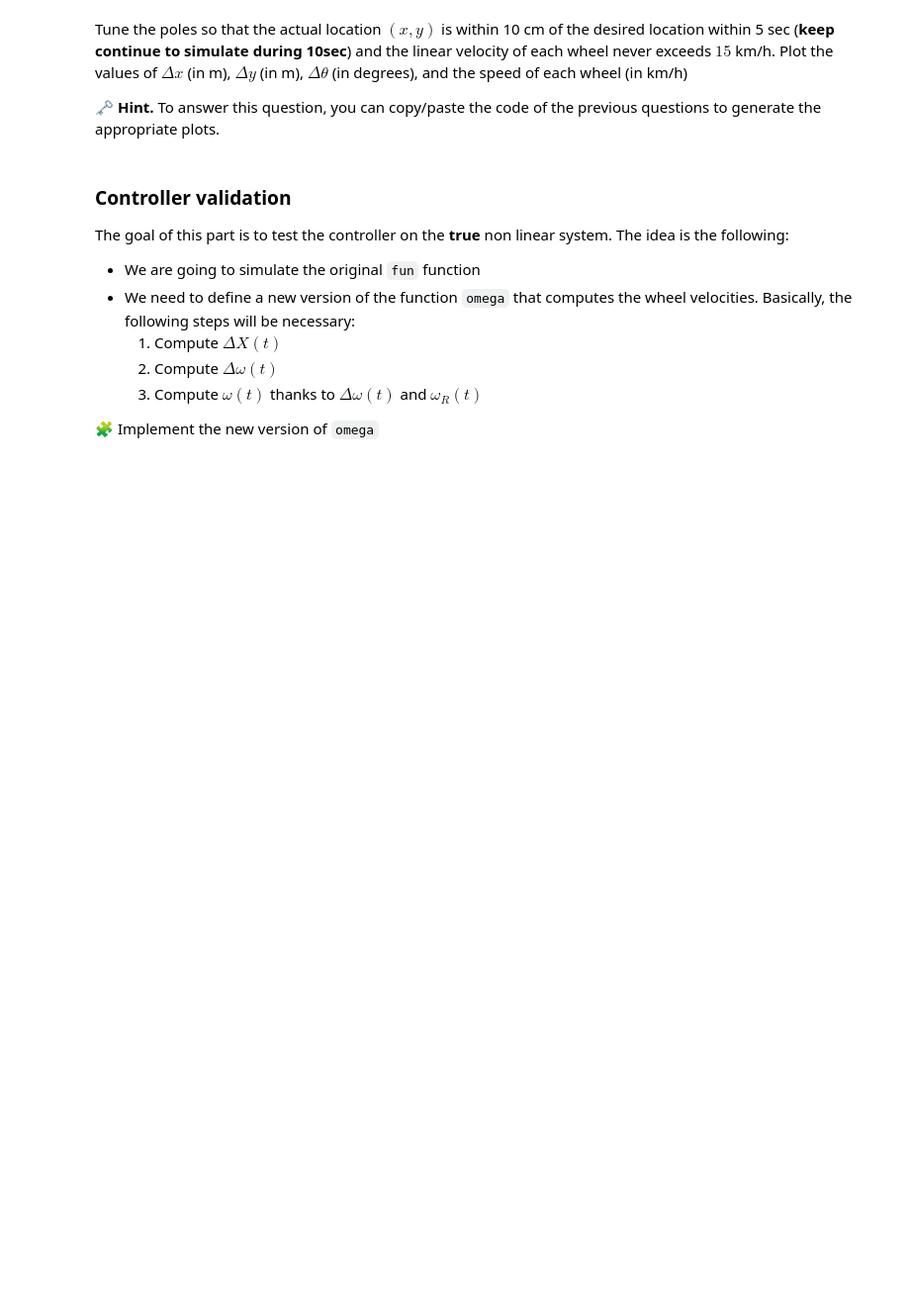
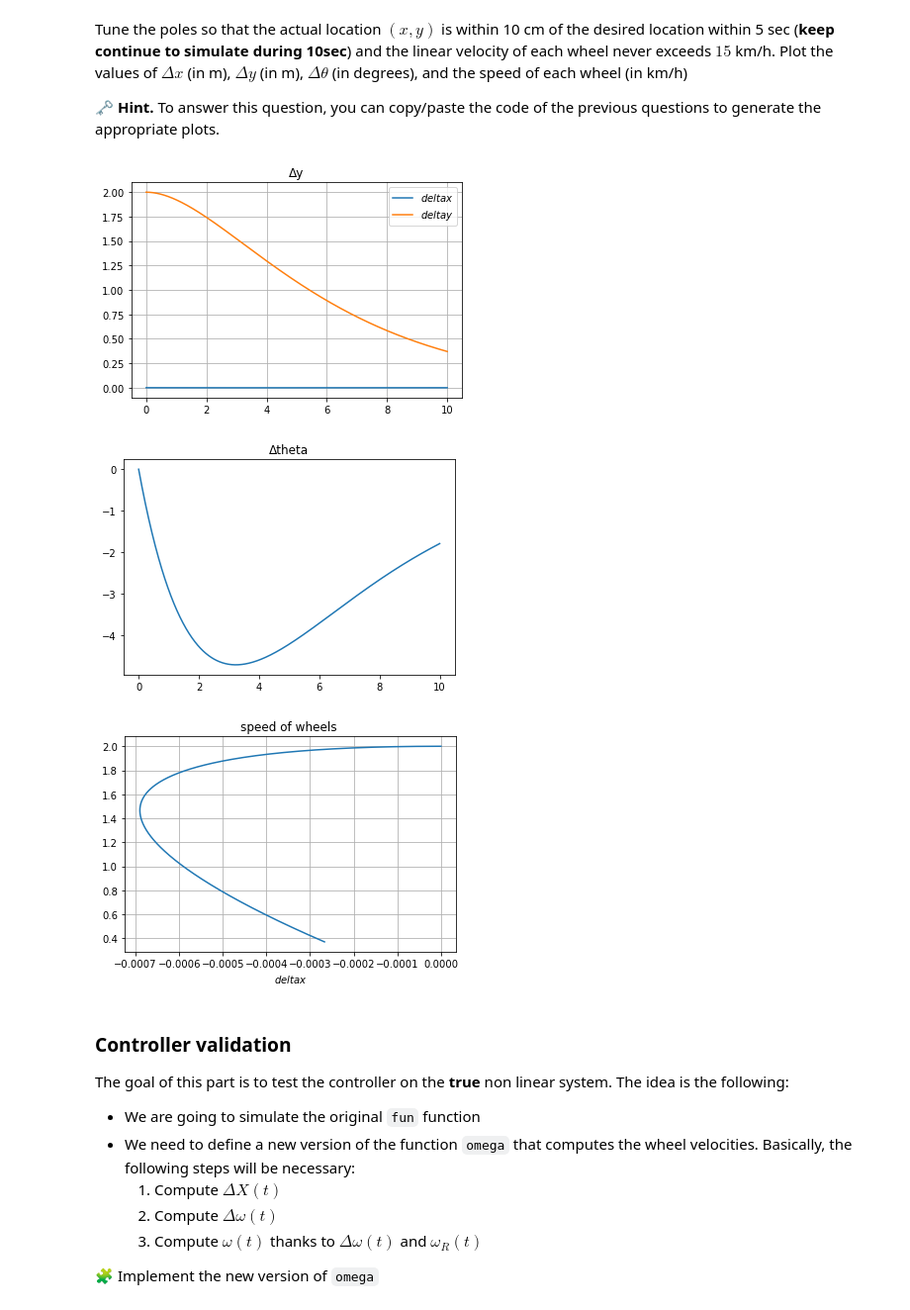
Before and after one commit to Kerfati/control-engineering-with-python-project-2021-2022, a Jupyter notebook: Project - Step 2.ipynb, the cells around one changed output. Shown at 99% size. Drawn from its saved outputs; the diff is of its cells as text; code cells hidden in the pictures; blank space fills up the shorter version.

```diff
--- a/Project - Step 2.ipynb
+++ b/Project - Step 2.ipynb
@@ -501,3 +625,37 @@ pass
+# %%
+import matplotlib.pyplot as plt
+figure()
+y0 = [0,2.0,0.0]
+tf=10
+def fun(t, X):
+    x,y,theta=X
+    dX = (A - B.dot(K)).dot(X)
+    return dX
+
+result = solve_ivp(fun, [0.0, tf],y0, dense_output=True,max_step=1e-2)
+
+t = result["t"]
+deltax_solution = result["y"][0]
+deltay_solution = result["y"][1]
+plot(t,deltax_solution,label="$deltax$")
+plt.title("Δ𝑥 ")
+plot(t,deltay_solution,label="$deltay$")
+plt.title("Δy")
+legend();grid()
+figure()
+deltatheta_solution = result["y"][2]
+plot(t,deltatheta_solution*(180/pi),label="$deltatheta$")
+plt.title("Δtheta")
+figure()
+plot(deltax_solution, deltay_solution)
+grid(True); xlabel("$deltax$"); title("$deltay$")
+plt.title("speed of wheels ")
+
+show()
+# %% [output]
+[figure, added]
+[figure, added]
+[figure, added]
 # %% [markdown]
 ### Controller validation
 
```
Also changed, not shown: parts of 34 cells of this notebook.
